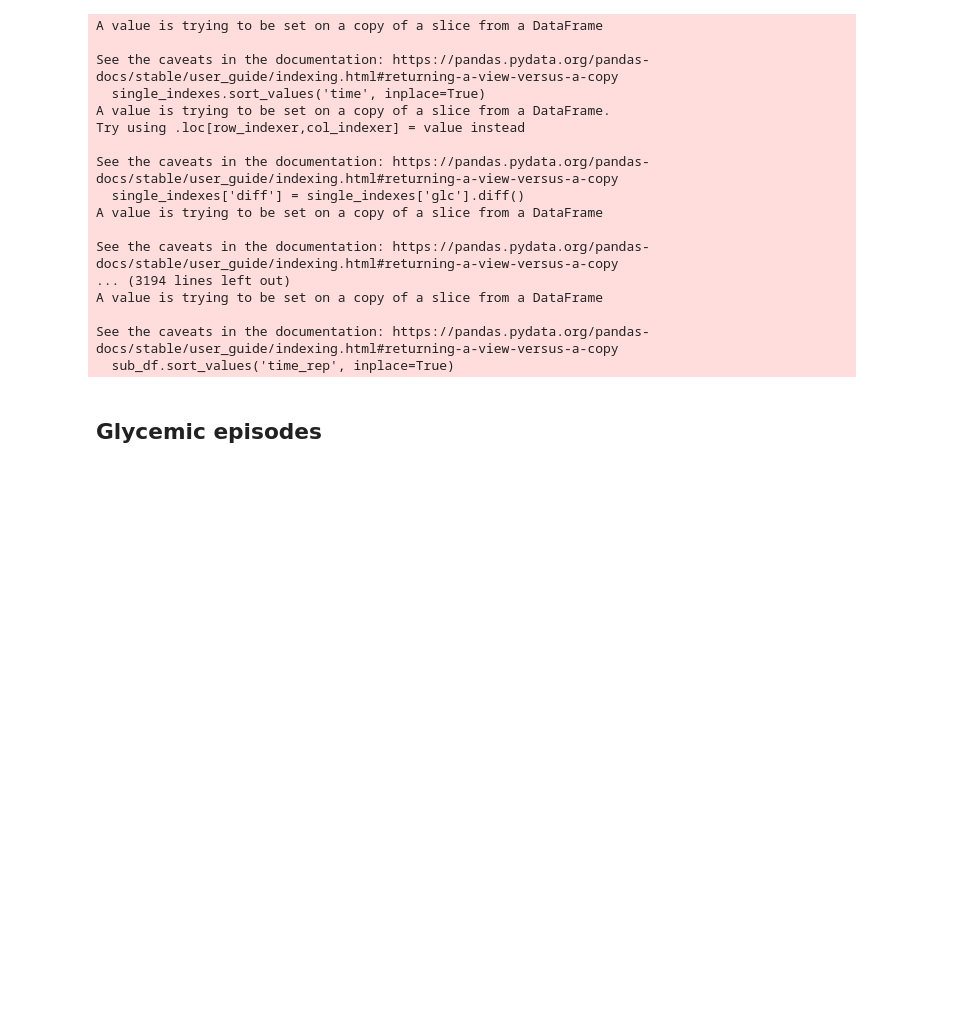
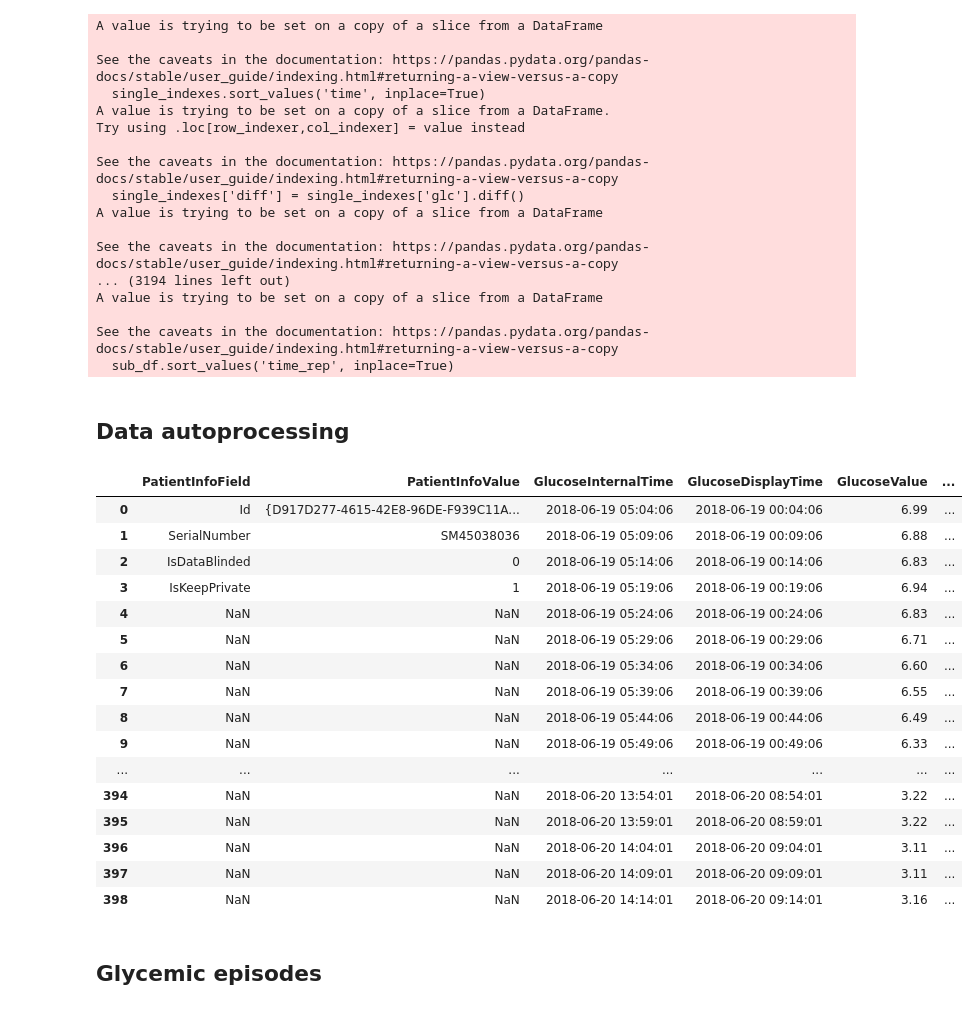
Before and after one commit to cafoala/diametrics-webapp, a Jupyter notebook: code/experiment.ipynb, the cells around one changed output. Saved outputs shown, nothing was run; the diff lists cells and outputs as text; code cells hidden in the pictures; blank space fills up the shorter version.

```diff
--- a/code/experiment.ipynb
+++ b/code/experiment.ipynb
@@ -74,6 +74,30 @@ A value is trying to be set on a copy of a slice from a DataFrame
 
 See the caveats in the documentation: https://pandas.pydata.org/pandas-docs/stable/user_guide/indexing.html#returning-a-view-versus-a-copy
   sub_df.sort_values('time_rep', inplace=True)
+# %% [markdown]
+## Data autoprocessing
+# %%
+example1 = pd.read_table('../tests/test-data/dexcom-data/jo_examples/example1.txt')
+# %%
+example1
+# %% [output]
+|  | PatientInfoField | PatientInfoValue | GlucoseInternalTime | GlucoseDisplayTime | GlucoseValue | ... |
+| 0 | Id | {D917D277-4615-42E8-96DE-F939C11A... | 2018-06-19 05:04:06 | 2018-06-19 00:04:06 | 6.99 | ... |
+| 1 | SerialNumber | SM45038036 | 2018-06-19 05:09:06 | 2018-06-19 00:09:06 | 6.88 | ... |
+| 2 | IsDataBlinded | 0 | 2018-06-19 05:14:06 | 2018-06-19 00:14:06 | 6.83 | ... |
+| 3 | IsKeepPrivate | 1 | 2018-06-19 05:19:06 | 2018-06-19 00:19:06 | 6.94 | ... |
+| 4 | NaN | NaN | 2018-06-19 05:24:06 | 2018-06-19 00:24:06 | 6.83 | ... |
+| 5 | NaN | NaN | 2018-06-19 05:29:06 | 2018-06-19 00:29:06 | 6.71 | ... |
+| 6 | NaN | NaN | 2018-06-19 05:34:06 | 2018-06-19 00:34:06 | 6.60 | ... |
+| 7 | NaN | NaN | 2018-06-19 05:39:06 | 2018-06-19 00:39:06 | 6.55 | ... |
+| 8 | NaN | NaN | 2018-06-19 05:44:06 | 2018-06-19 00:44:06 | 6.49 | ... |
+| 9 | NaN | NaN | 2018-06-19 05:49:06 | 2018-06-19 00:49:06 | 6.33 | ... |
+| ... | ... | ... | ... | ... | ... | ... |
+| 394 | NaN | NaN | 2018-06-20 13:54:01 | 2018-06-20 08:54:01 | 3.22 | ... |
+| 395 | NaN | NaN | 2018-06-20 13:59:01 | 2018-06-20 08:59:01 | 3.22 | ... |
+| 396 | NaN | NaN | 2018-06-20 14:04:01 | 2018-06-20 09:04:01 | 3.11 | ... |
+| 397 | NaN | NaN | 2018-06-20 14:09:01 | 2018-06-20 09:09:01 | 3.11 | ... |
+| 398 | NaN | NaN | 2018-06-20 14:14:01 | 2018-06-20 09:14:01 | 3.16 | ... |
 # %% [markdown]
 ## Glycemic episodes
 # %%
```
Also changed, not shown: 10 other files.
